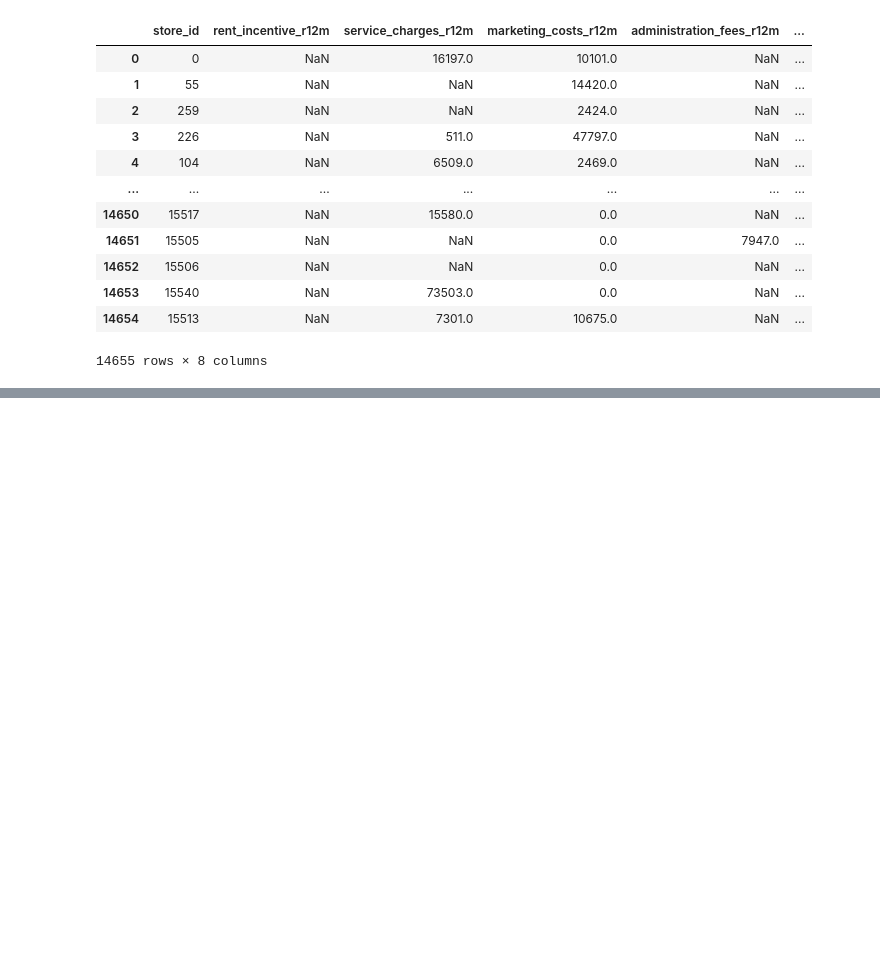
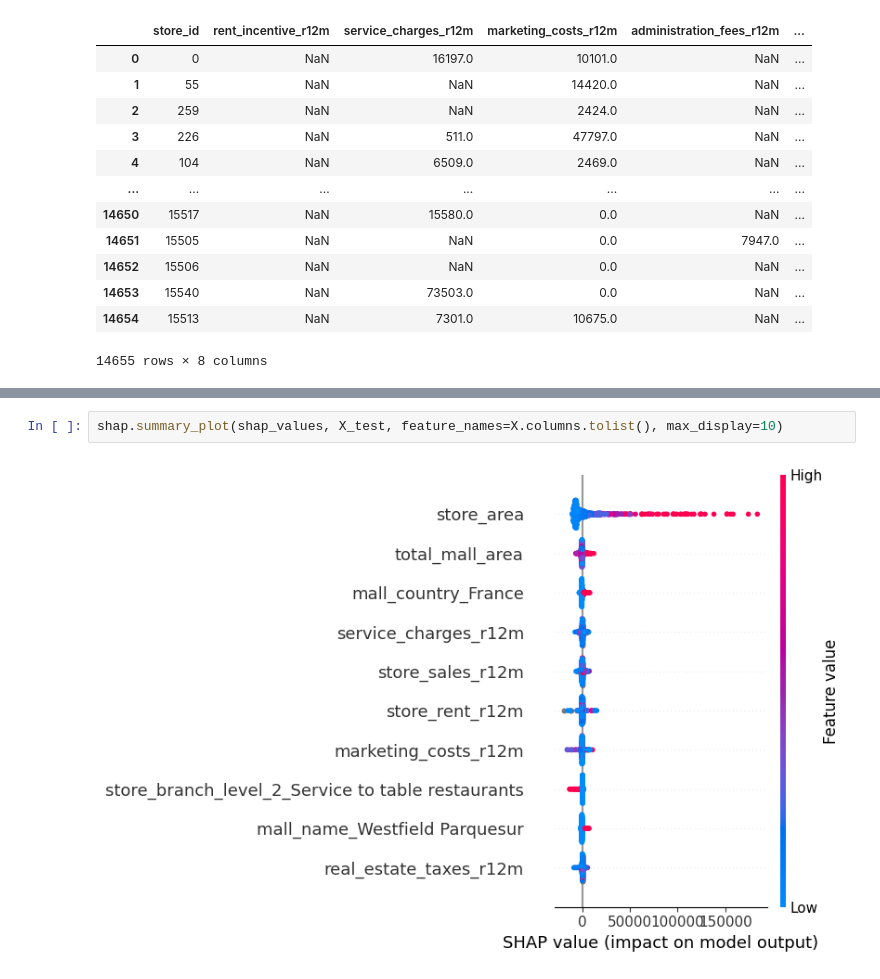
Before and after one commit to julescrevola/urw_challenge, a Jupyter notebook: notebooks/traffic_analysis.ipynb, the cells around one changed output, grey strips where cells are left out. Drawn from its saved outputs; the diff is of its cells as text; blank space fills up the shorter version.

```diff
--- a/notebooks/traffic_analysis.ipynb
+++ b/notebooks/traffic_analysis.ipynb
@@ -329,0 +367,4 @@ cost
+# %%
+shap.summary_plot(shap_values, X_test, feature_names=X.columns.tolist(), max_display=10)
+# %% [output]
+[figure, added]
```
Also changed, not shown: parts of 5 cells of this notebook.
